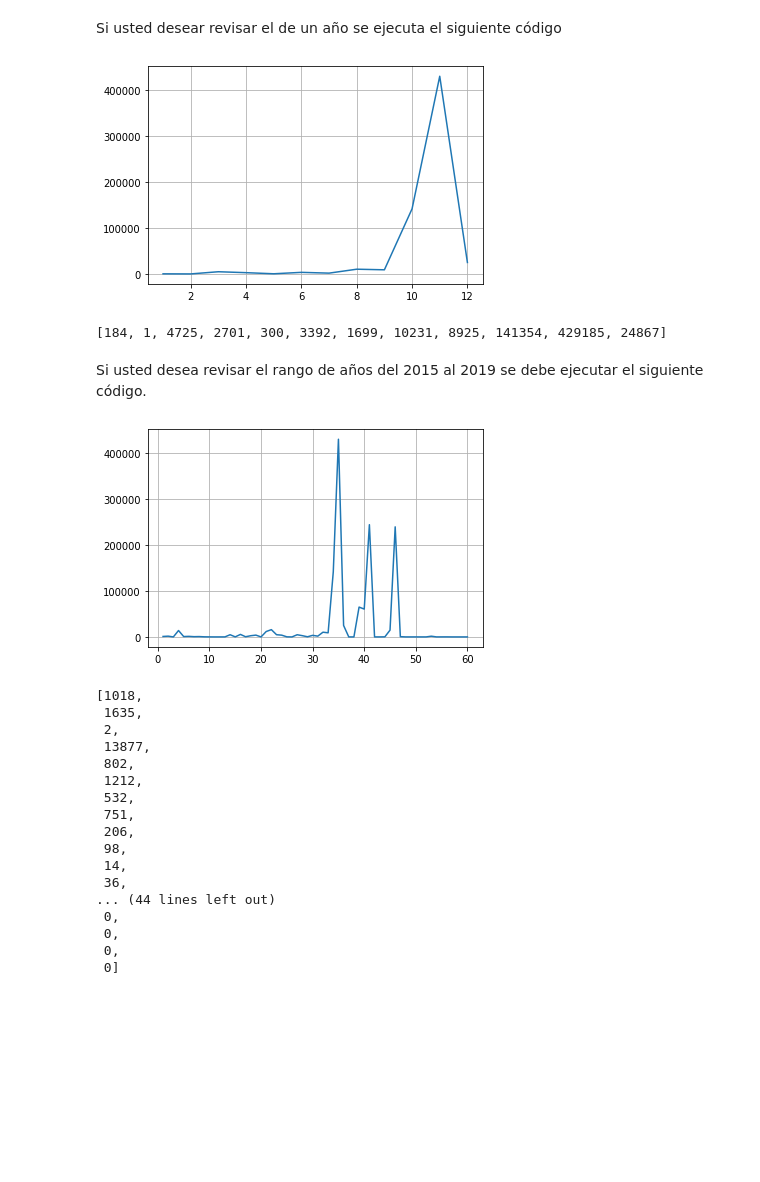
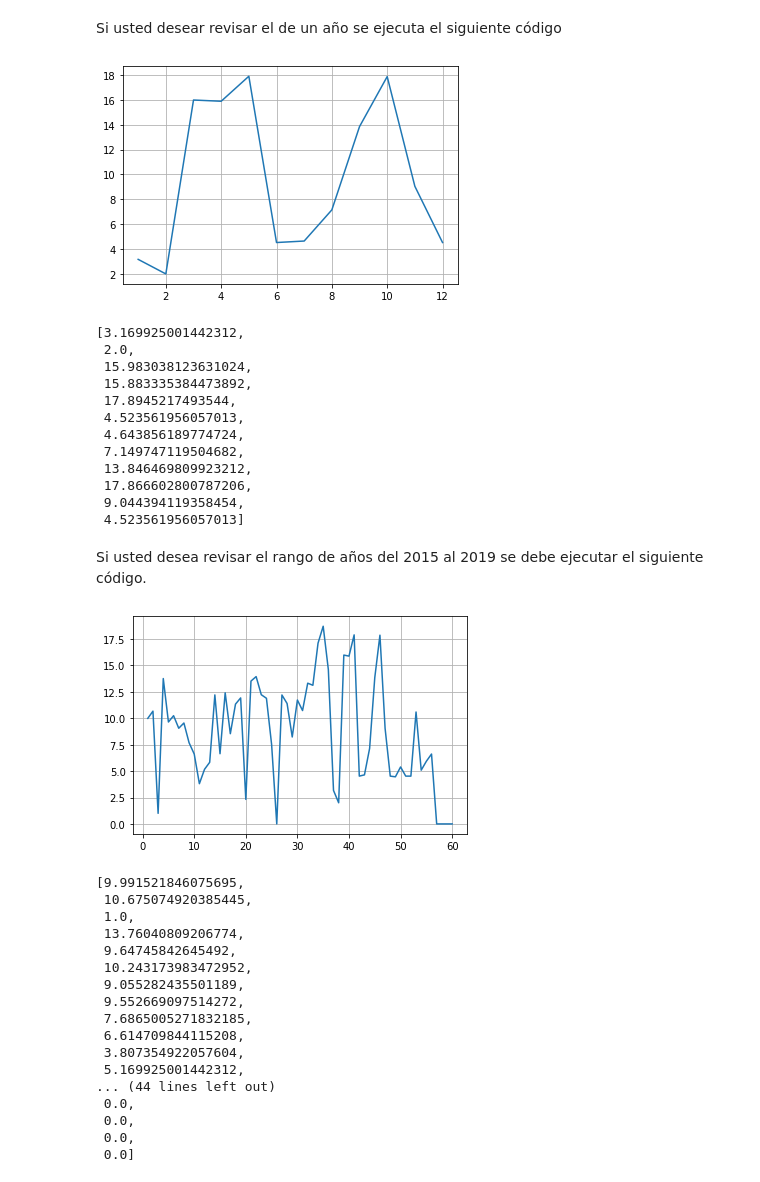
Before and after one commit to josanabr/visualizingUVClusterData, a Jupyter notebook: Analizando Datos del Cluster Univalle.ipynb, the cells around one changed output. Cells and saved outputs as stored; diff of their text form; code cells hidden in the pictures; blank space fills up the shorter version.

```diff
--- a/Analizando Datos del Cluster Univalle.ipynb
+++ b/Analizando Datos del Cluster Univalle.ipynb
@@ -9,6 +9,7 @@ Así mismo se usa como índice del análisis el campo `JobCurrentStartDate`.
 import pandas as pd
 import matplotlib.pyplot as plt
 import numpy as np
+import math
 
 CSVFILENAME = 'history.csv.gz'
 INDEXFIELD = 'JobCurrentStartDate'
@@ -20,7 +21,11 @@ def analizarRangoAnos(ano1,ano2):
     for i in range(ano1, ano2 + 1):
         for j in range(1, 13):
             fecha = '%d-%d'%(i,j)
-            values.append(df.loc[fecha].shape[0])
+            valT = df.loc[fecha].shape[0]
+            if valT <= 0:
+                valT = 1
+            #values.append(valT)
+            values.append(math.log2(valT))
             #xlabel.append(fecha)
             xlabel.append(contador)
             contador = contador + 1
@@ -43,12 +48,23 @@ df = df.set_index(INDEXFIELD)
 # %% [markdown]
 Si usted desear revisar el de un año se ejecuta el siguiente código
 # %%
-(xlab, val) = analizarPorAno(2017)
+(xlab, val) = analizarPorAno(2018)
 showPlot(xlab, val)
 val
 # %% [output]
-[figure, old version]
+[figure, new version]
-[184, 1, 4725, 2701, 300, 3392, 1699, 10231, 8925, 141354, 429185, 24867]
+[3.169925001442312,
+ 2.0,
+ 15.983038123631024,
+ 15.883335384473892,
+ 17.8945217493544,
+ 4.523561956057013,
+ 4.643856189774724,
+ 7.149747119504682,
+ 13.846469809923212,
+ 17.866602800787206,
+ 9.044394119358454,
+ 4.523561956057013]
 # %% [markdown]
 Si usted desea revisar el rango de años del 2015 al 2019 se debe ejecutar el siguiente código.
 # %%
@@ -56,21 +72,21 @@ Si usted desea revisar el rango de años del 2015 al 2019 se debe ejecutar el si
 showPlot(xlab, val)
 val
 # %% [output]
-[figure, old version]
+[figure, new version]
-[1018,
- 1635,
- 2,
- 13877,
- 802,
- 1212,
- 532,
- 751,
- 206,
- 98,
- 14,
- 36,
+[9.991521846075695,
+ 10.675074920385445,
+ 1.0,
+ 13.76040809206774,
+ 9.64745842645492,
+ 10.243173983472952,
+ 9.055282435501189,
+ 9.552669097514272,
+ 7.6865005271832185,
+ 6.614709844115208,
+ 3.807354922057604,
+ 5.169925001442312,
 ... (44 lines left out)
- 0,
- 0,
- 0,
- 0]
+ 0.0,
+ 0.0,
+ 0.0,
+ 0.0]
```
